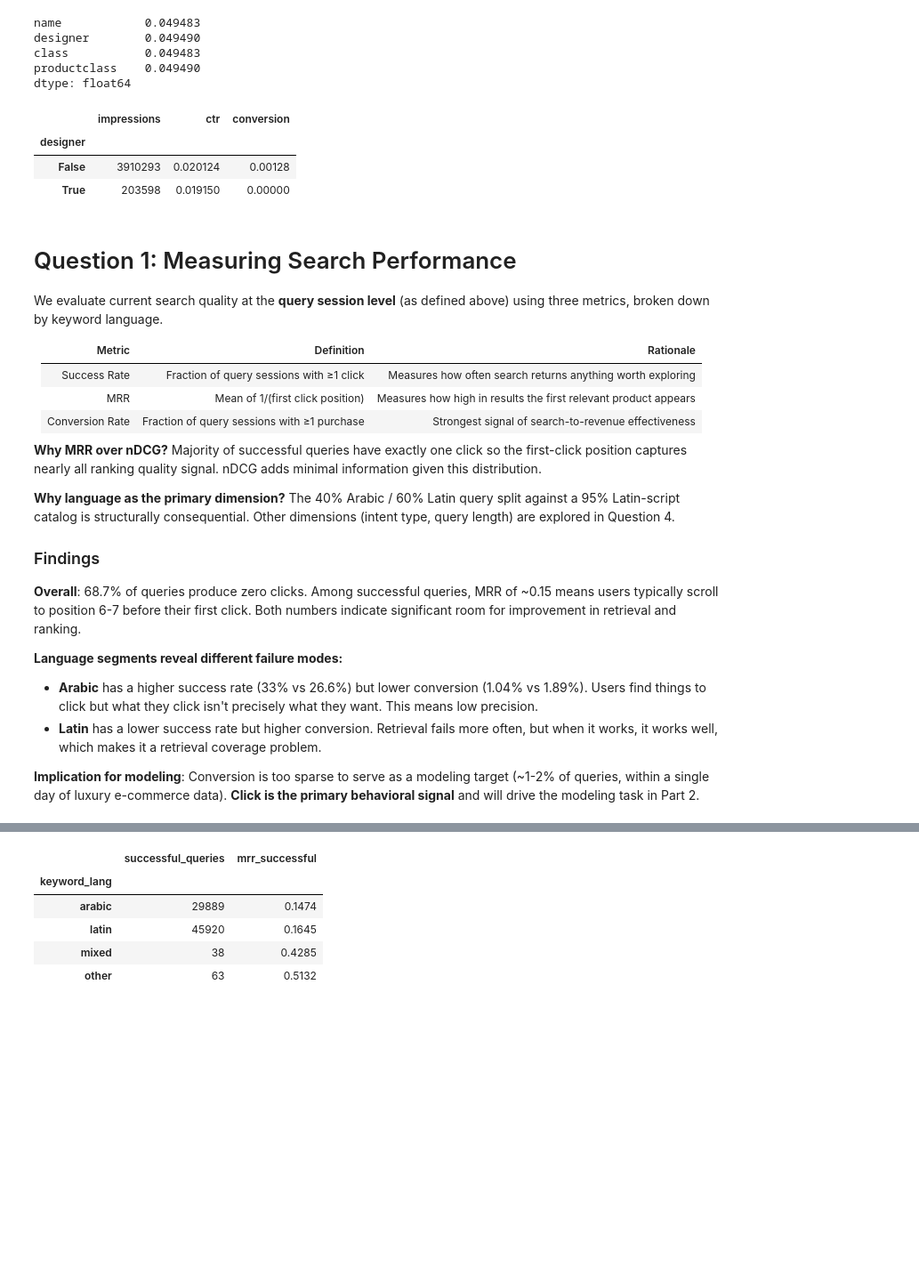
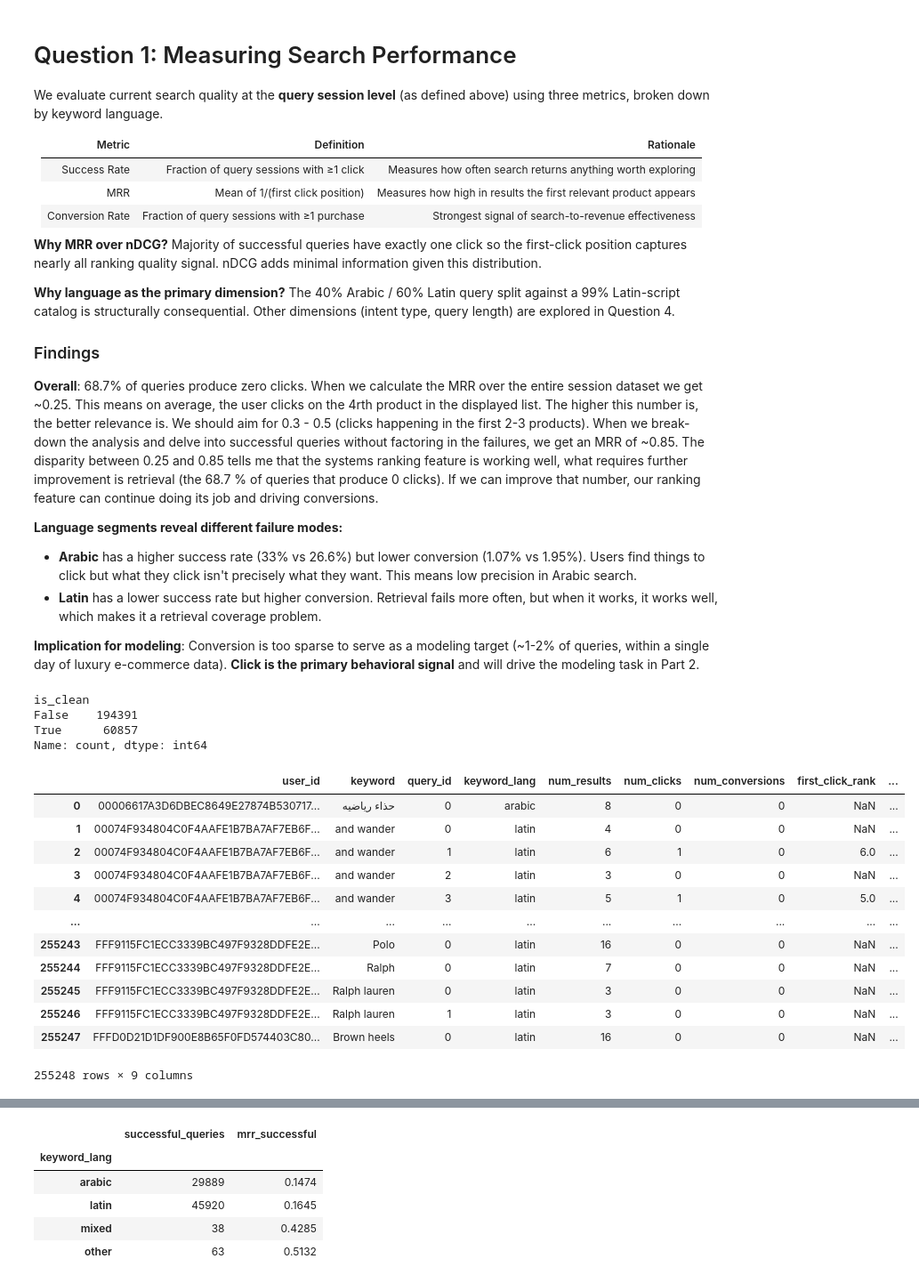
Before and after one commit to abdelatifsd/ounass_prototypes, a Jupyter notebook: final/search/Part 1 - Data Understanding & Diagnostics.ipynb, the cells around one changed output, grey strips where cells are left out. Shown at 89% size. Drawn from its saved outputs; the diff is of its cells as text; code cells hidden in the pictures; blank space fills up the shorter version.

```diff
--- a/final/search/Part 1 - Data Understanding & Diagnostics.ipynb
+++ b/final/search/Part 1 - Data Understanding & Diagnostics.ipynb
@@ -156,25 +180,3 @@ plt.show()
-# %%
-search_df[["name", "designer", "class", "productclass"]].isnull().mean()
-# %% [output]
-name            0.049483
-designer        0.049490
-class           0.049483
-productclass    0.049490
-dtype: float64
-# %%
-search_df.groupby(search_df["designer"].isnull()).agg(
-    impressions=("plp_click", "count"),
-    ctr=("plp_click", "mean"),
-    conversion=("is_converted", "mean")
-)
-#note:
-# 5% of product impressions have no catalog metadata and zero conversions
-# filtering these from the search index can lead to low-effort improvement to result quality.
-# %% [output]
-|  | impressions | ctr | conversion |
-| designer |  |  |  |
-| False | 3910293 | 0.020124 | 0.00128 |
-| True | 203598 | 0.019150 | 0.00000 |
 # %% [markdown]
 # Question 1: Measuring Search Performance
 
@@ -188,14 +190,36 @@ We evaluate current search quality at the **query session level** (as defined ab
 
 **Why MRR over nDCG?** Majority of successful queries have exactly one click so the first-click position captures nearly all ranking quality signal. nDCG adds minimal information given this distribution.
 
-**Why language as the primary dimension?** The 40% Arabic / 60% Latin query split against a 95% Latin-script catalog is structurally consequential. Other dimensions (intent type, query length) are explored in Question 4.
+**Why language as the primary dimension?** The 40% Arabic / 60% Latin query split against a 99% Latin-script catalog is structurally consequential. Other dimensions (intent type, query length) are explored in Question 4.
 
 ### Findings
 
-**Overall**: 68.7% of queries produce zero clicks. Among successful queries, MRR of ~0.15 means users typically scroll to position 6-7 before their first click. Both numbers indicate significant room for improvement in retrieval and ranking.
+**Overall**: 68.7% of queries produce zero clicks. When we calculate the MRR over the entire session dataset we get ~0.25. This means on average, the user clicks on the 4rth product in the displayed list. The higher this number is, the better relevance is. We should aim for 0.3 - 0.5 (clicks happening in the first 2-3 products). When we break-down the analysis and delve into successful queries without factoring in the failures, we get an MRR of ~0.85. The disparity between 0.25 and 0.85 tells me that the systems ranking feature is working well, what requires further improvement is retrieval (the 68.7 % of queries that produce 0 clicks). If we can improve that number, our ranking feature can continue doing its job and driving conversions.
+
 
 **Language segments reveal different failure modes:**
-- **Arabic** has a higher success rate (33% vs 26.6%) but lower conversion (1.04% vs 1.89%). Users find things to click but what they click isn't precisely what they want. This means low precision.
+- **Arabic** has a higher success rate (33% vs 26.6%) but lower conversion (1.07% vs 1.95%). Users find things to click but what they click isn't precisely what they want. This means low precision in Arabic search.
 - **Latin** has a lower success rate but higher conversion. Retrieval fails more often, but when it works, it works well, which makes it a retrieval coverage problem.
 
 **Implication for modeling**: Conversion is too sparse to serve as a modeling target (~1-2% of queries, within a single day of luxury e-commerce data). **Click is the primary behavioral signal** and will drive the modeling task in Part 2.
+# %%
+# checking for gaps in ranks at the session level. If we can't reliably use the index given, we take the relative index using a rank func
+session_index_check = search_df.groupby(query_signature_final_cols).agg(
+    min_index=("index", "min"),
+    max_index=("index", "max"),
+    count=("index", "count"),
+    n_unique=("index", "nunique")
+)
+
+# Clean sessions: start at 1, max equals count, no gaps
+session_index_check["is_clean"] = (
+    (session_index_check["min_index"] == 1) &
+    (session_index_check["max_index"] == session_index_check["count"])
+)
+
+print(session_index_check["is_clean"].value_counts())
+# %% [output]
+is_clean
+False    194391
+True      60857
+Name: count, dtype: int64
@@ -202 +228,24 @@ We evaluate current search quality at the **query session level** (as defined ab
+# %%
+query_metrics = search_df.groupby(query_signature_final_cols + ["keyword_lang"]).agg(
+    num_results=("product_id", "count"),
+    num_clicks=("plp_click", "sum"),
+    num_conversions=("is_converted", "sum"),
+    first_click_rank=("original_rank", lambda x: x[search_df.loc[x.index, "plp_click"] == 1].min())
+).reset_index()
+
+query_metrics["reciprocal_rank"] = (1 / query_metrics["first_click_rank"]).fillna(0)
+# %% [output]
+|  | user_id | keyword | query_id | keyword_lang | num_results | num_clicks | num_conversions | first_click_rank | ... |
+| 0 | 00006617A3D6DBEC8649E27874B530717... | حذاء رياضيه | 0 | arabic | 8 | 0 | 0 | NaN | ... |
+| 1 | 00074F934804C0F4AAFE1B7BA7AF7EB6F... | and wander | 0 | latin | 4 | 0 | 0 | NaN | ... |
+| 2 | 00074F934804C0F4AAFE1B7BA7AF7EB6F... | and wander | 1 | latin | 6 | 1 | 0 | 6.0 | ... |
+| 3 | 00074F934804C0F4AAFE1B7BA7AF7EB6F... | and wander | 2 | latin | 3 | 0 | 0 | NaN | ... |
+| 4 | 00074F934804C0F4AAFE1B7BA7AF7EB6F... | and wander | 3 | latin | 5 | 1 | 0 | 5.0 | ... |
+| ... | ... | ... | ... | ... | ... | ... | ... | ... | ... |
+| 255243 | FFF9115FC1ECC3339BC497F9328DDFE2E... | Polo | 0 | latin | 16 | 0 | 0 | NaN | ... |
+| 255244 | FFF9115FC1ECC3339BC497F9328DDFE2E... | Ralph | 0 | latin | 7 | 0 | 0 | NaN | ... |
+| 255245 | FFF9115FC1ECC3339BC497F9328DDFE2E... | Ralph lauren | 0 | latin | 3 | 0 | 0 | NaN | ... |
+| 255246 | FFF9115FC1ECC3339BC497F9328DDFE2E... | Ralph lauren | 1 | latin | 3 | 0 | 0 | NaN | ... |
+| 255247 | FFFD0D21D1DF900E8B65F0FD574403C80... | Brown heels | 0 | latin | 16 | 0 | 0 | NaN | ... |
+255248 rows × 9 columns
 # %%
```
Also changed, not shown: parts of 22 cells of this notebook, 2 other files.
